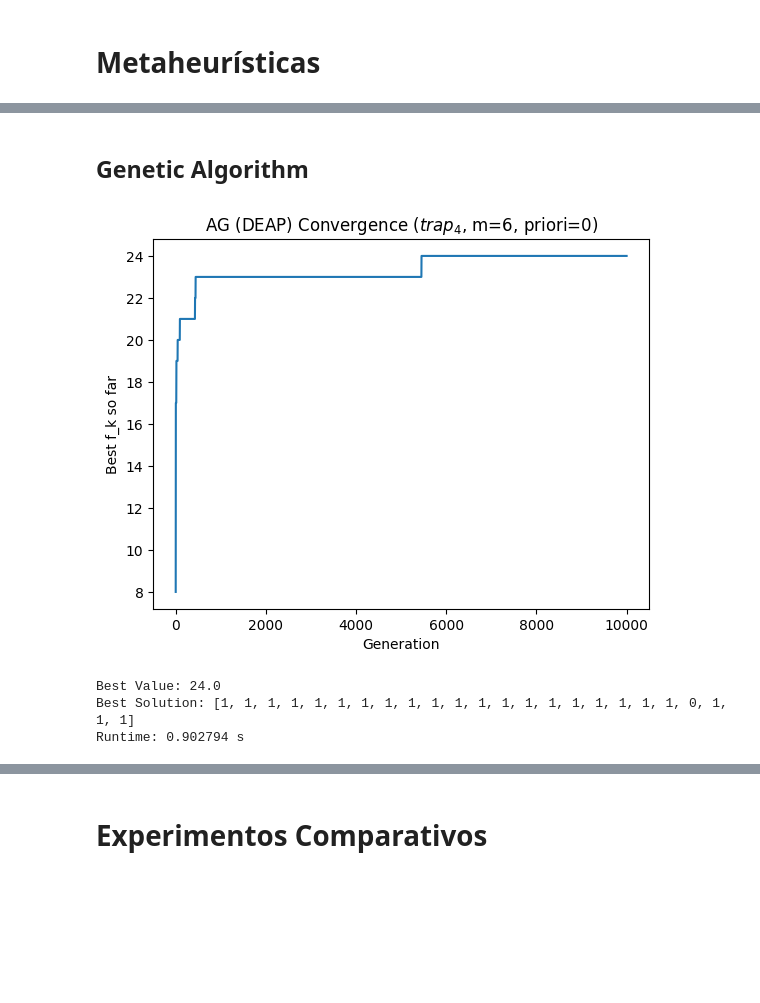
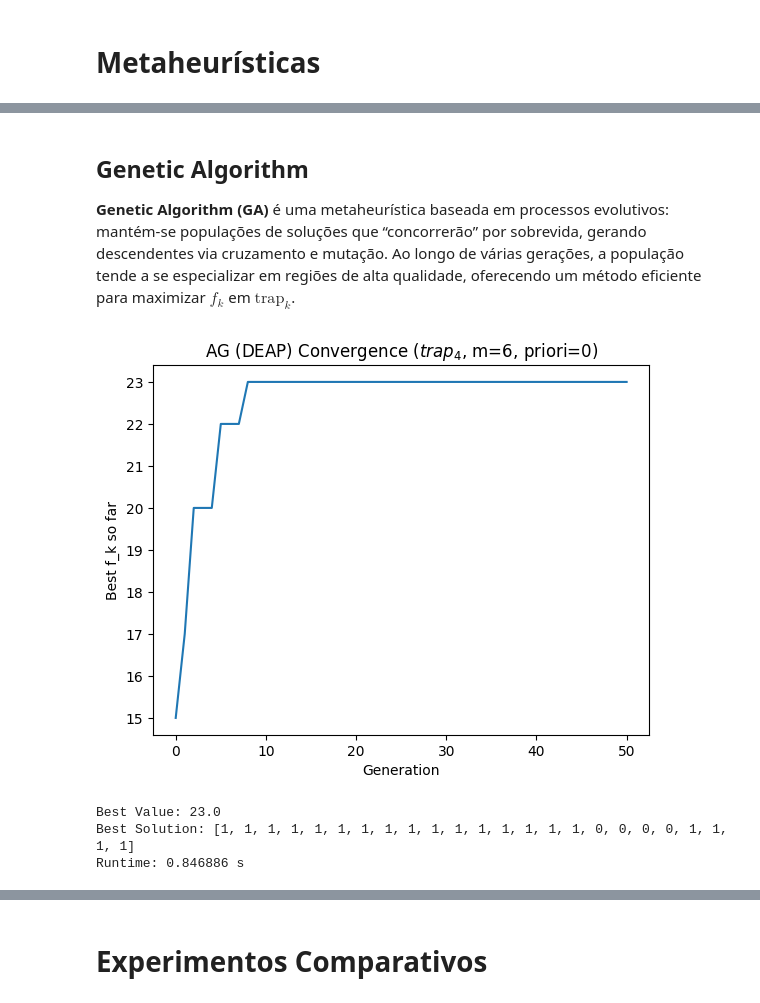
Before and after one commit to JunioCesarFerreira/studies-of-evolutionary-algorithms, a Jupyter notebook: exercises/4-metaheuristics-comp.ipynb, the cells around one changed output, grey strips where cells are left out. Cells and saved outputs as stored; diff of their text form; code cells hidden in the pictures; blank space fills up the shorter version.

```diff
--- a/exercises/4-metaheuristics-comp.ipynb
+++ b/exercises/4-metaheuristics-comp.ipynb
@@ -417,17 +524,19 @@ Runtime: 1.354223 s
 # %% [markdown]
 ## Genetic Algorithm
+
+**Genetic Algorithm (GA)** é uma meta­heurística baseada em processos evolutivos: mantém-se populações de soluções que “concorrerão” por sobrevida, gerando descendentes via cruzamento e mutação. Ao longo de várias gerações, a população tende a se especializar em regiões de alta qualidade, oferecendo um método eficiente para maximizar $f_k$ em $\mathrm{trap}_k$.
 # %%
-import numpy as np
-import matplotlib.pyplot as plt
-from deap import base, creator, tools, algorithms
+def run_ga(
+    n: int,                    # tamanho do cromossomo binário
+    k: int,                    # tamanho do bloco para f_k
+    priori_level: int = 0,     # quantos blocos já "conhecidos" (bits iniciais fixos)
+    population_size: int = 200,# número de indivíduos na população
+    num_generations: int = 50, # número de gerações de evolução
+    cx_prob: float = 0.8,      # probabilidade de crossover
+    mut_prob: float = 0.1,     # probabilidade de mutação por bit
+    seed: int = None           # semente para reproducibilidade
+    ):
 
-def run_ga(n, k,
-    priori_level=0,
-    population_size = 200,
-    num_generations = 50,
-    cx_prob = 0.8,
-    mut_prob = 0.1,
-    seed = None):
     # Remove classes antigas caso existam
     if hasattr(creator, "FitnessMax"):
         delattr(creator, "FitnessMax")
@@ -479,31 +588,31 @@ def run_ga(n, k,
 # %%
 # Parameters
 K=4
 M=6
 N=K*M
 PRIORI = 0
 
 # Running
 start = time.perf_counter()
 best_x, best_f, gens = run_ga(N, K, priori_level=PRIORI, seed=42)
 end = time.perf_counter()
 
 # Plot convergence
 plt.figure()
-plt.plot(hist)
+plt.plot(gens)
 plt.xlabel("Generation")
 plt.ylabel("Best f_k so far")
 plt.title(f"AG (DEAP) Convergence ($trap_{K}$, m={M}, priori={PRIORI})")
 plt.show()
 
 # Print results
 print(f"Best Value: {best_f}")
 print(f"Best Solution: {best_x}")
 print(f"Runtime: {end - start:.6f} s")
 # %% [output]
-[figure, old version]
+[figure, new version]
-Best Value: 24.0
-Best Solution: [1, 1, 1, 1, 1, 1, 1, 1, 1, 1, 1, 1, 1, 1, 1, 1, 1, 1, 1, 1, 0, 1, 1, 1]
-Runtime: 0.902794 s
+Best Value: 23.0
+Best Solution: [1, 1, 1, 1, 1, 1, 1, 1, 1, 1, 1, 1, 1, 1, 1, 1, 0, 0, 0, 0, 1, 1, 1, 1]
+Runtime: 0.846886 s
 # %% [markdown]
 ## Differential Evolution
```
Also changed, not shown: parts of 25 cells of this notebook.
